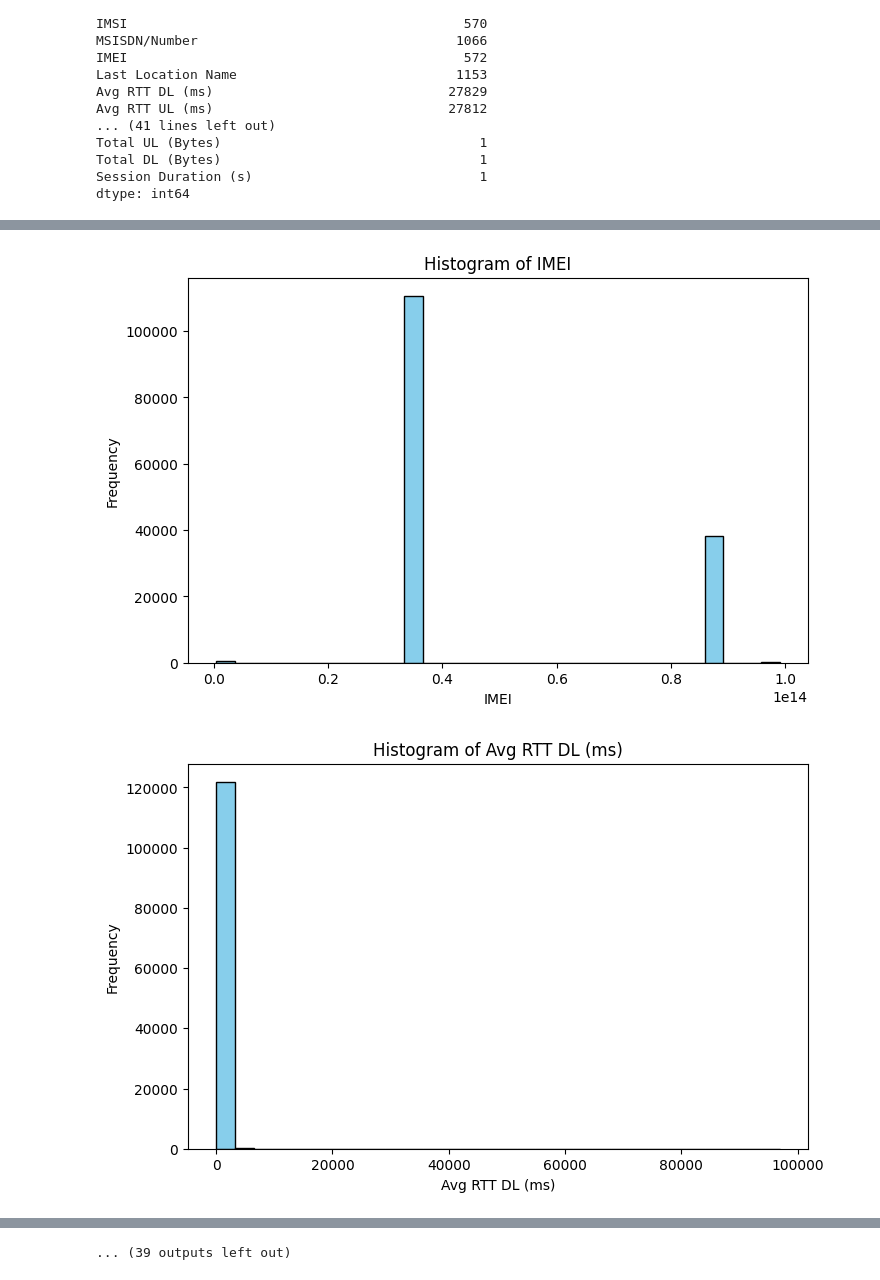
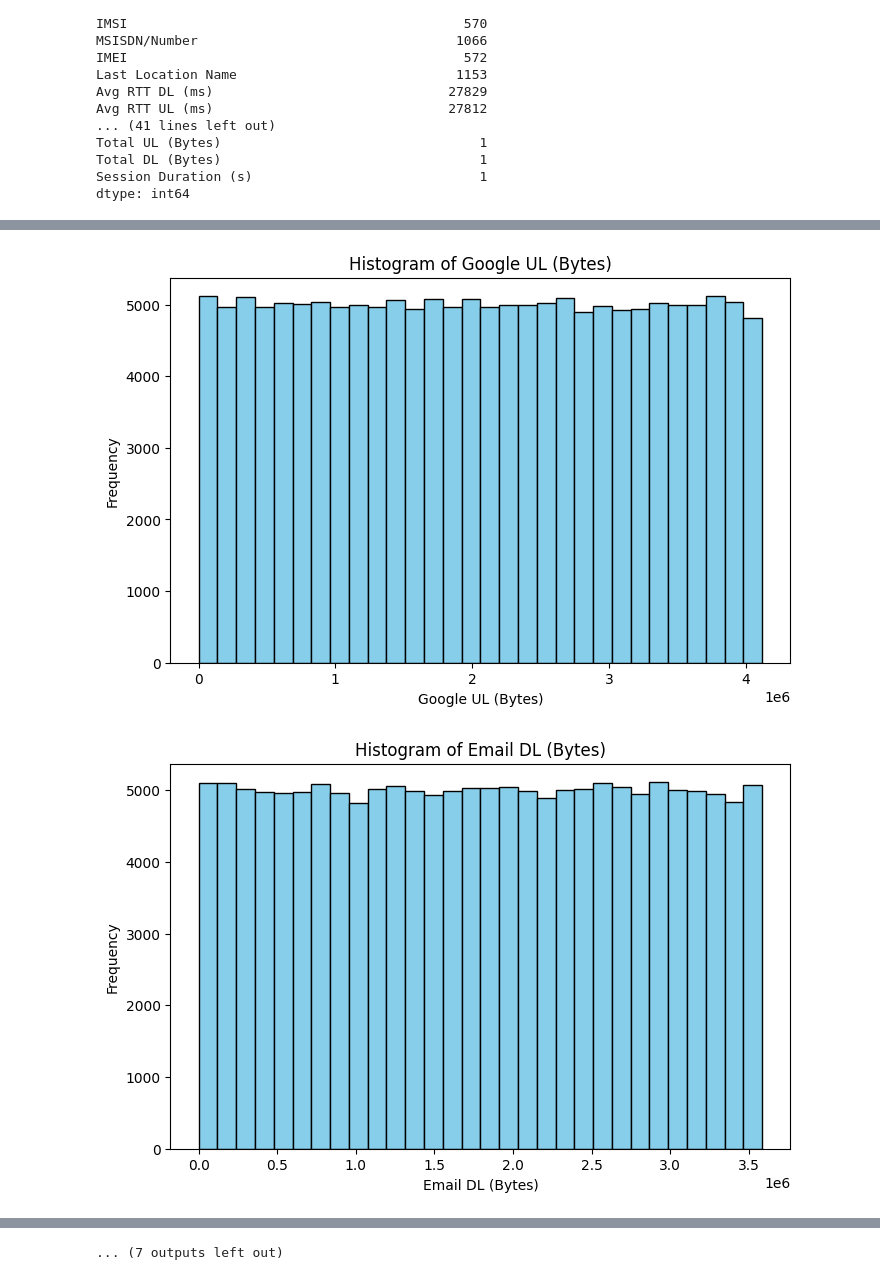
Before and after one commit to merronmuche/telecom_eda, a Jupyter notebook: eda.ipynb, the cells around one changed output, grey strips where cells are left out. Saved outputs shown, nothing was run; the diff lists cells and outputs as text; code cells hidden in the pictures.

```diff
--- a/eda.ipynb
+++ b/eda.ipynb
@@ -166,0 +185,29 @@ cleaned_data.describe()
+# %%
+# Analyze the basic metrics (mean, median, etc) in the Dataset (explain) & their importance for the global objective.
+selected_columns = [
+    "Dur. (ms)",
+    "Avg Bearer TP DL (kbps)",
+    "Avg Bearer TP UL (kbps)",
+    "Social Media DL (Bytes)",
+    "Social Media UL (Bytes)",
+    "Google DL (Bytes)",
+    "Google UL (Bytes)",
+    "Email DL (Bytes)",
+    "Email UL (Bytes)",
+    "Youtube DL (Bytes)",
+    "Youtube UL (Bytes)",
+    "Netflix DL (Bytes)",
+    "Netflix UL (Bytes)",
+    "Gaming DL (Bytes)",
+    "Gaming UL (Bytes)",
+    "Total UL (Bytes)",
+    "Total DL (Bytes)",
+    "Other DL (Bytes)",
+    "Other UL (Bytes)"
+]
+
+# Create a new DataFrame with selected columns
+displayed_data = cleaned_data[selected_columns]
+
+# Display the new DataFrame
+displayed_data.describe()
@@ -169,12 +226,12 @@ cleaned_data.describe()
 # Conduct a Non-Graphical Univariate Analysis by computing dispersion parameters for each quantitative
 # variable and provide useful interpretation.
 
-quantitative_columns = cleaned_data.select_dtypes(include=['number']).columns
+quantitative_columns = displayed_data.select_dtypes(include=['number']).columns
 
 dispersion_data = pd.DataFrame(index=quantitative_columns, columns=['Range', 'Variance', 'Standard Deviation', 'IQR'])
 
 for column in quantitative_columns:
-    data = cleaned_data[column].dropna()
+    data = displayed_data[column].dropna()
 
     data_range = data.max() - data.min()
 
@@ -211,7 +268,7 @@ dispersion_data
 import matplotlib.pyplot as plt
 
 # Assuming df is your DataFrame
-numeric_columns = df.select_dtypes(include='number').columns
+numeric_columns = displayed_data.select_dtypes(include='number').columns
 
 for column in numeric_columns:
     plt.figure(figsize=(8, 5))
@@ -230,2 +287,2 @@ for column in numeric_columns:
-[figure, old version]
+[figure, new version]
-[figure, old version]
+[figure, new version]
@@ -236 +293 @@ for column in numeric_columns:
-... (39 outputs left out)
+... (7 outputs left out)
```
Also changed, not shown: parts of 12 cells of this notebook.
